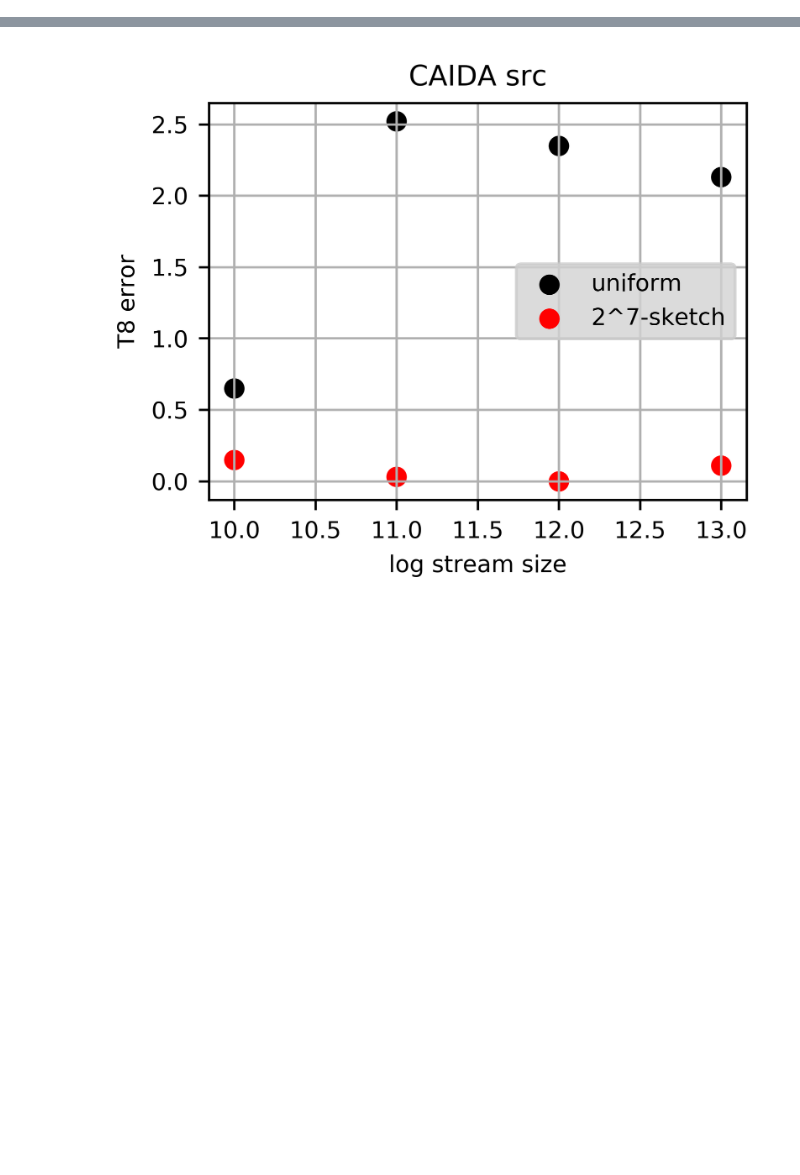
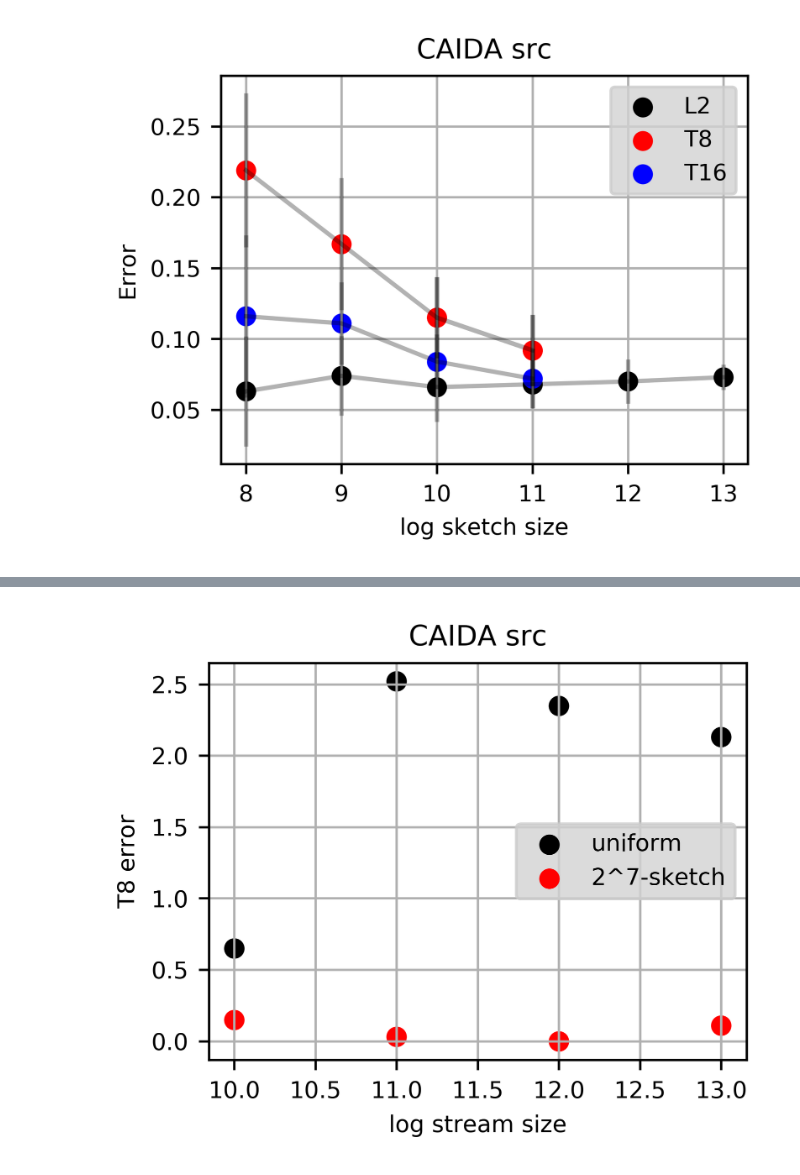
Before and after one commit to ViskaWei/SWindow, a Jupyter notebook: nb/eval_norms.ipynb, the cells around one changed output, grey strips where cells are left out. Saved outputs shown, nothing was run; the diff lists cells and outputs as text; code cells hidden in the pictures; blank space fills up the shorter version.

```diff
--- a/nb/eval_norms.ipynb
+++ b/nb/eval_norms.ipynb
@@ -92,0 +130,4 @@ plt.style.use(['ieee','no-latex'])
+# %%
+plot_csL(ftr, [out,T8_src_csL,T16_src_csL], [normType, 'T8','T16'], errbar=True)
+# %% [output]
+[figure, added]
```
Also changed, not shown: parts of 12 cells of this notebook, 14 other files.
